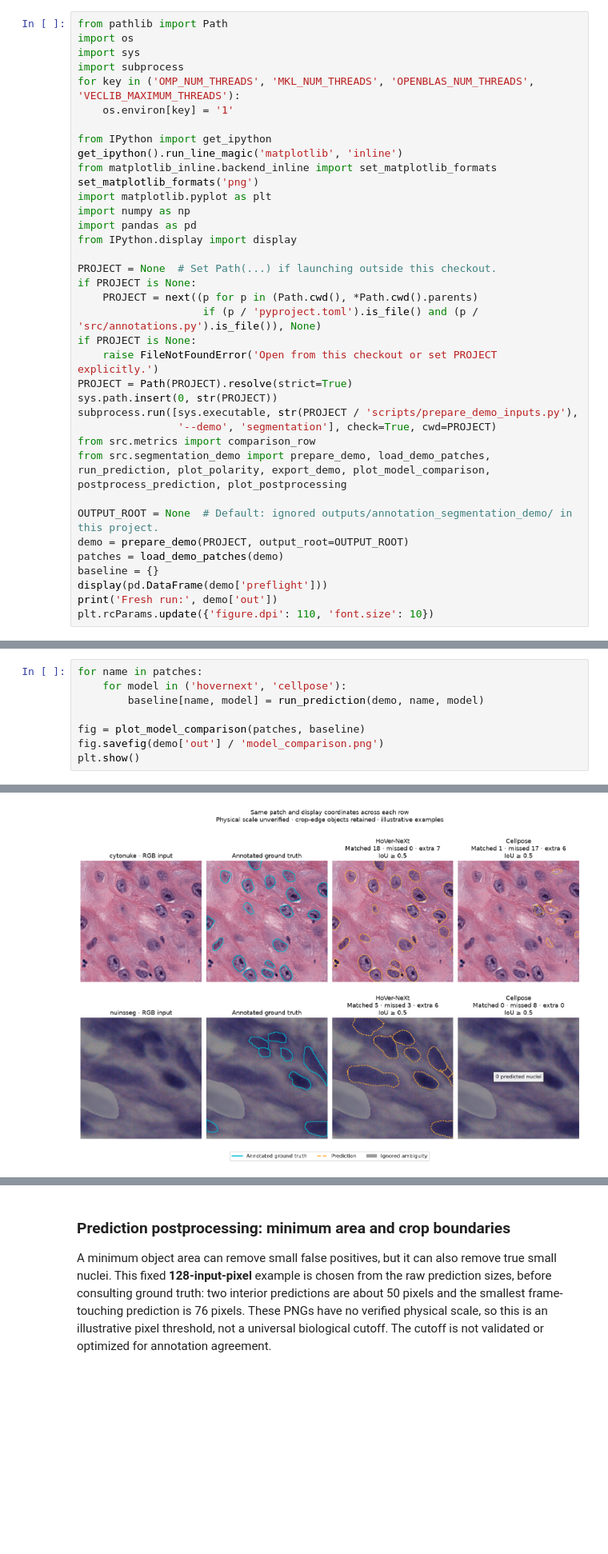
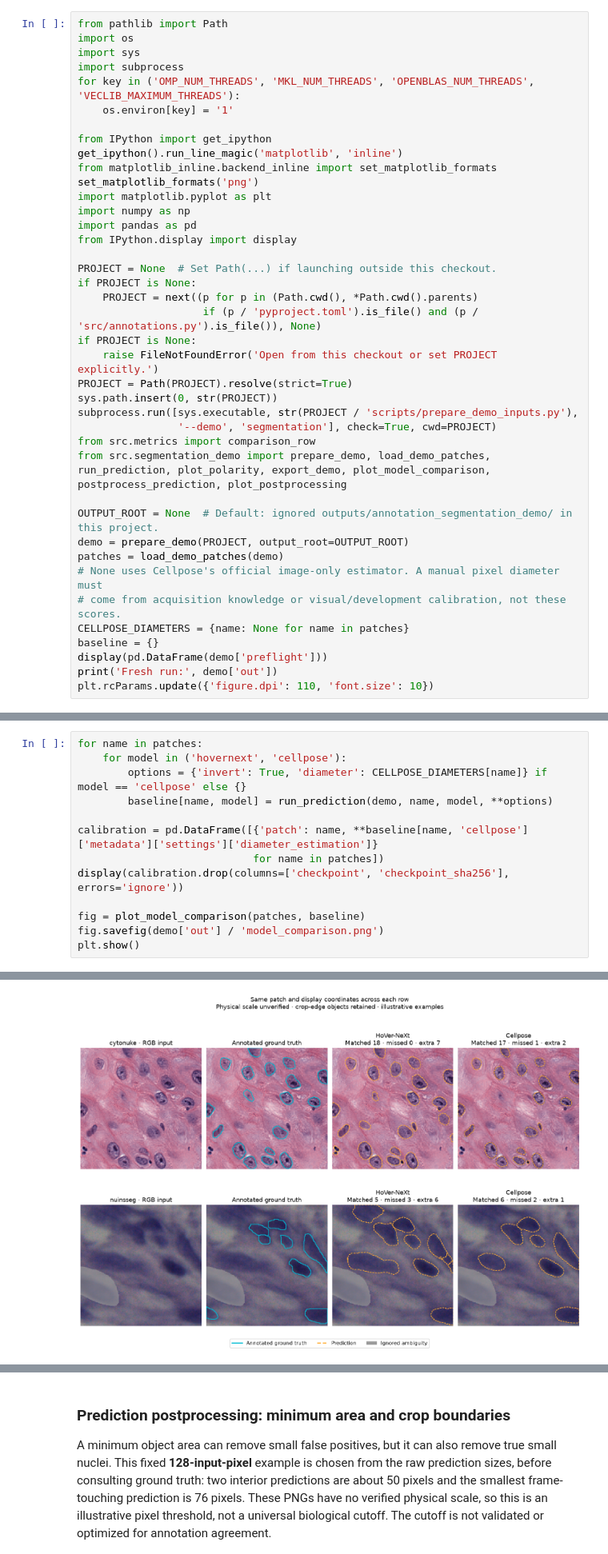
Before and after one commit to irina-zys/digital-pathology-demo, a Jupyter notebook: notebooks/annotation_segmentation_demo.ipynb, the cells around one changed output, grey strips where cells are left out. Shown at 80% size. Saved outputs shown, nothing was run; the diff lists cells and outputs as text; blank space fills up the shorter version.

```diff
--- a/notebooks/annotation_segmentation_demo.ipynb
+++ b/notebooks/annotation_segmentation_demo.ipynb
@@ -45,6 +45,9 @@ from src.segmentation_demo import prepare_demo, load_demo_patches, run_predictio
 OUTPUT_ROOT = None  # Default: ignored outputs/annotation_segmentation_demo/ in this project.
 demo = prepare_demo(PROJECT, output_root=OUTPUT_ROOT)
 patches = load_demo_patches(demo)
+# None uses Cellpose's official image-only estimator. A manual pixel diameter must
+# come from acquisition knowledge or visual/development calibration, not these scores.
+CELLPOSE_DIAMETERS = {name: None for name in patches}
 baseline = {}
 display(pd.DataFrame(demo['preflight']))
 print('Fresh run:', demo['out'])
@@ -85,7 +90,12 @@ Each row keeps the same patch and coordinates; columns show RGB, annotated groun
 # %%
 for name in patches:
     for model in ('hovernext', 'cellpose'):
-        baseline[name, model] = run_prediction(demo, name, model)
+        options = {'invert': True, 'diameter': CELLPOSE_DIAMETERS[name]} if model == 'cellpose' else {}
+        baseline[name, model] = run_prediction(demo, name, model, **options)
+
+calibration = pd.DataFrame([{'patch': name, **baseline[name, 'cellpose']['metadata']['settings']['diameter_estimation']}
+                            for name in patches])
+display(calibration.drop(columns=['checkpoint', 'checkpoint_sha256'], errors='ignore'))
 
 fig = plot_model_comparison(patches, baseline)
 fig.savefig(demo['out'] / 'model_comparison.png')
@@ -94,4 +107,4 @@ plt.show()
-[figure, old version]
+[figure, new version]
 # %% [markdown]
 ## 3. Foreground overlap versus individual nuclei
 
```
Also changed, not shown: parts of 12 cells of this notebook, 3 other files.
